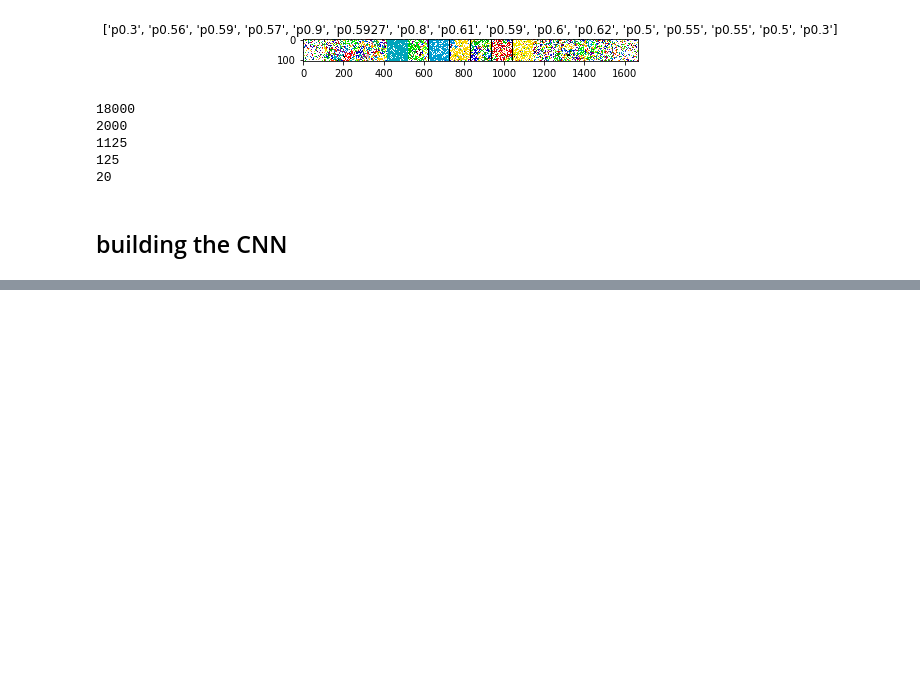
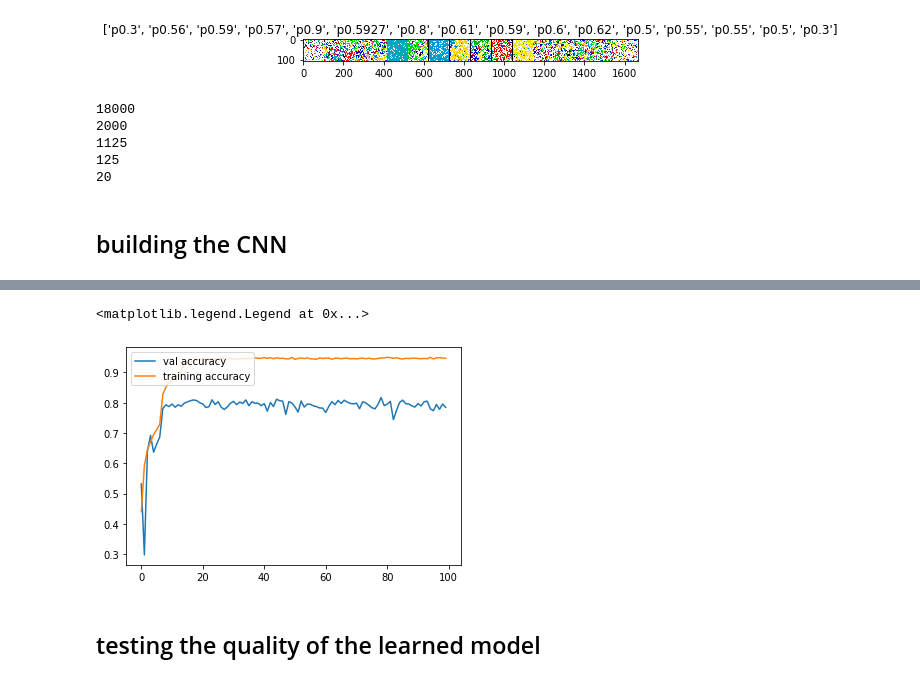
Before and after one commit to DisQS/MachineLearning-Percolation, a Jupyter notebook: src/Percolation_Pytorch_ResNet_2nd_version-density-path-L200.ipynb, the cells around one changed output, grey strips where cells are left out. Saved outputs shown, nothing was run; the diff lists cells and outputs as text; code cells hidden in the pictures; blank space fills up the shorter version.

```diff
--- a/src/Percolation_Pytorch_ResNet_2nd_version-density-path-L200.ipynb
+++ b/src/Percolation_Pytorch_ResNet_2nd_version-density-path-L200.ipynb
@@ -387,4 +408,13 @@ Best val Acc: 0.787000
+# %%
+plt.plot(val_epochs,val_accuracy, label='val accuracy')
+plt.plot(epochs,accuracy, label='training accuracy')
+plt.legend(loc='upper left')
+# %% [output]
+<matplotlib.legend.Legend at 0x...>
+[figure, added]
 # %%
 #save the model
 PATH = './perco_density_'+dataname+'_resnet50_L200'+'.pth'
 torch.save(model.state_dict(), PATH)
+# %% [markdown]
+## testing the quality of the learned model
```
Also changed, not shown: parts of 11 cells of this notebook.
